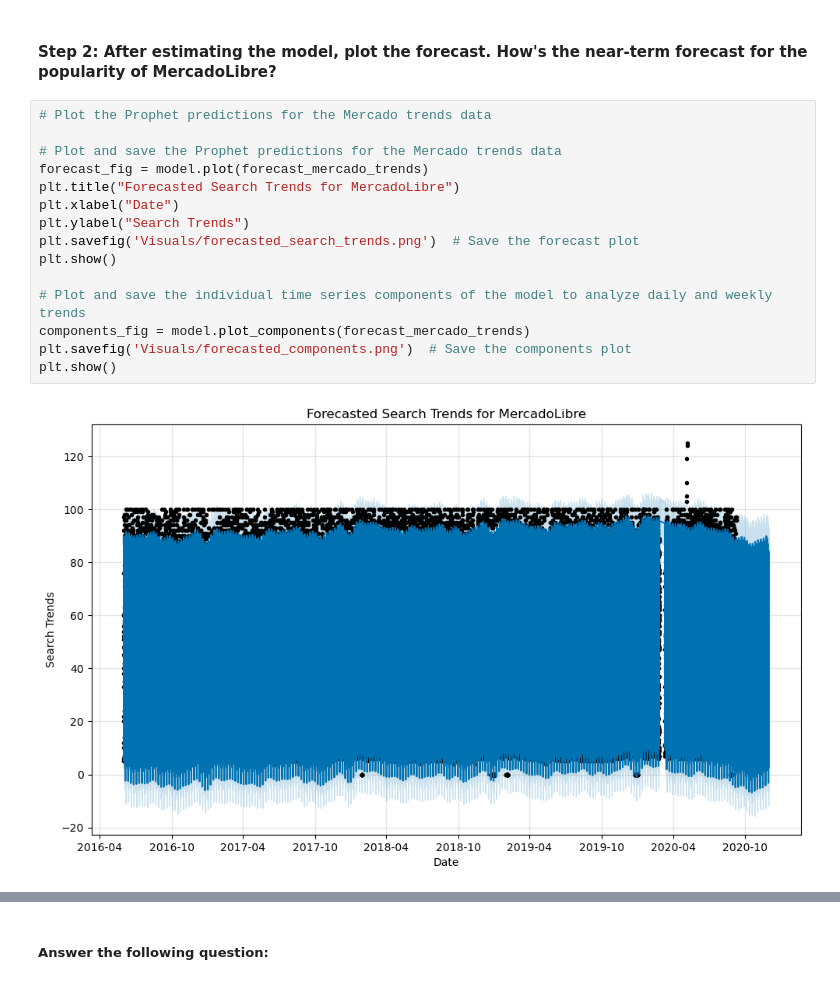
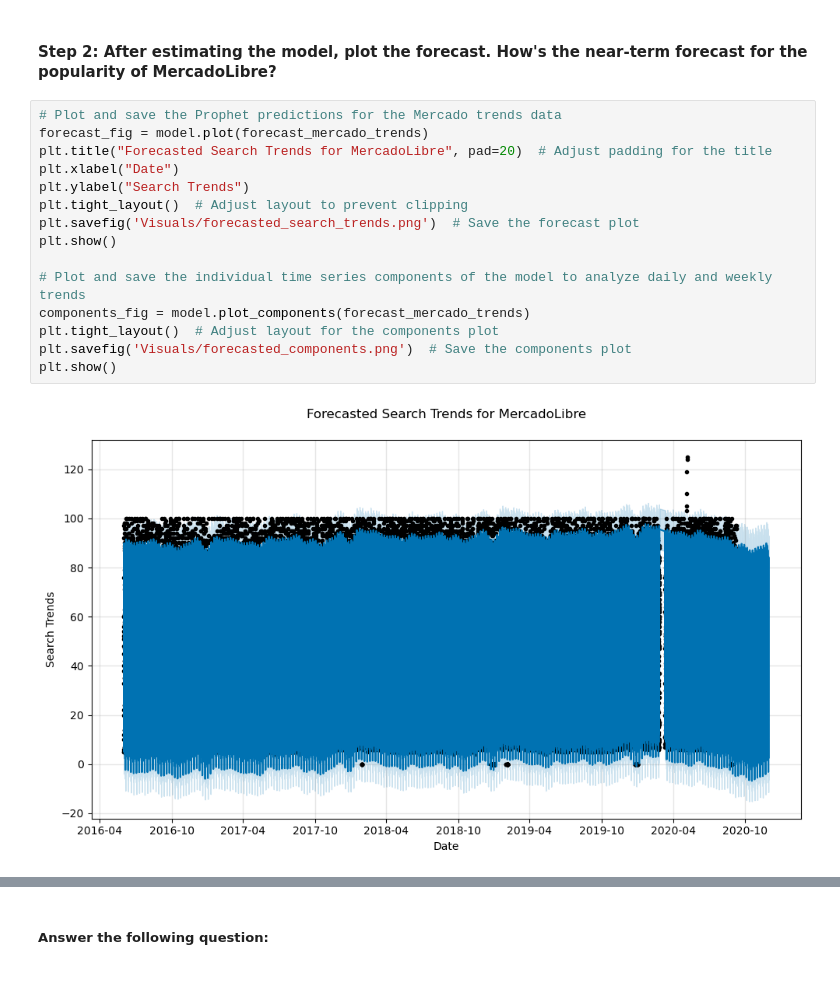
Before and after one commit to jsaintfleur/prophet-challenge, a Jupyter notebook: forecasting_net_prophet.ipynb, the cells around one changed output, grey strips where cells are left out. Saved outputs shown, nothing was run; the diff lists cells and outputs as text.

Commit message:
More bug fixes in visuals output

```diff
--- a/forecasting_net_prophet.ipynb
+++ b/forecasting_net_prophet.ipynb
@@ -586,22 +586,22 @@ display(forecast_mercado_trends.head())
 # %% [markdown]
 #### Step 2: After estimating the model, plot the forecast. How's the near-term forecast for the popularity of MercadoLibre?
 # %%
-# Plot the Prophet predictions for the Mercado trends data
-
 # Plot and save the Prophet predictions for the Mercado trends data
 forecast_fig = model.plot(forecast_mercado_trends)
-plt.title("Forecasted Search Trends for MercadoLibre")
+plt.title("Forecasted Search Trends for MercadoLibre", pad=20)  # Adjust padding for the title
 plt.xlabel("Date")
 plt.ylabel("Search Trends")
+plt.tight_layout()  # Adjust layout to prevent clipping
 plt.savefig('Visuals/forecasted_search_trends.png')  # Save the forecast plot
 plt.show()
 
 # Plot and save the individual time series components of the model to analyze daily and weekly trends
 components_fig = model.plot_components(forecast_mercado_trends)
+plt.tight_layout()  # Adjust layout for the components plot
 plt.savefig('Visuals/forecasted_components.png')  # Save the components plot
 plt.show()
 # %% [output]
-[figure, old version]
+[figure, new version]
 [figure]
 # %% [markdown]
 ##### Answer the following question:
```
Also changed, not shown: parts of 3 cells of this notebook, 3 other files.
